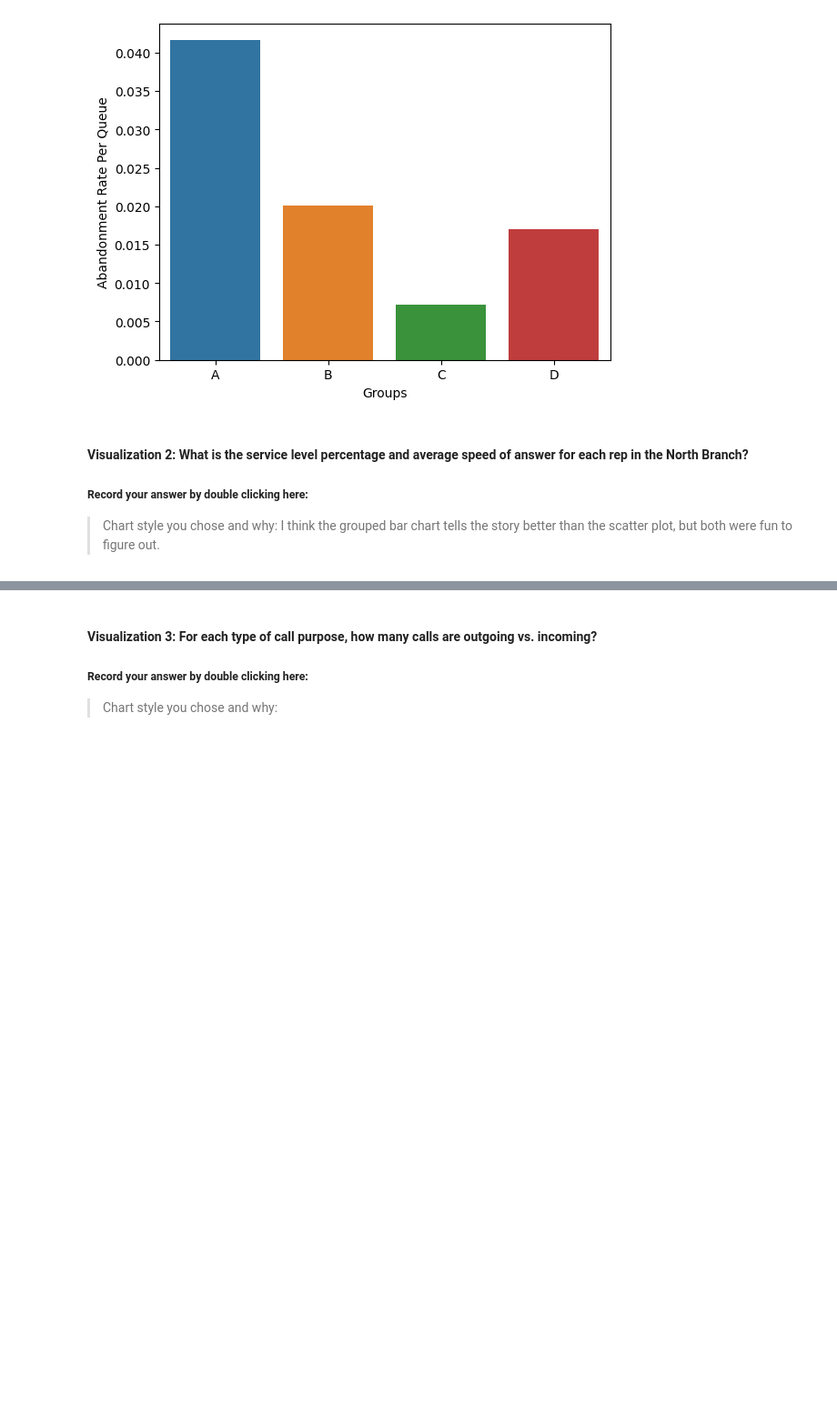
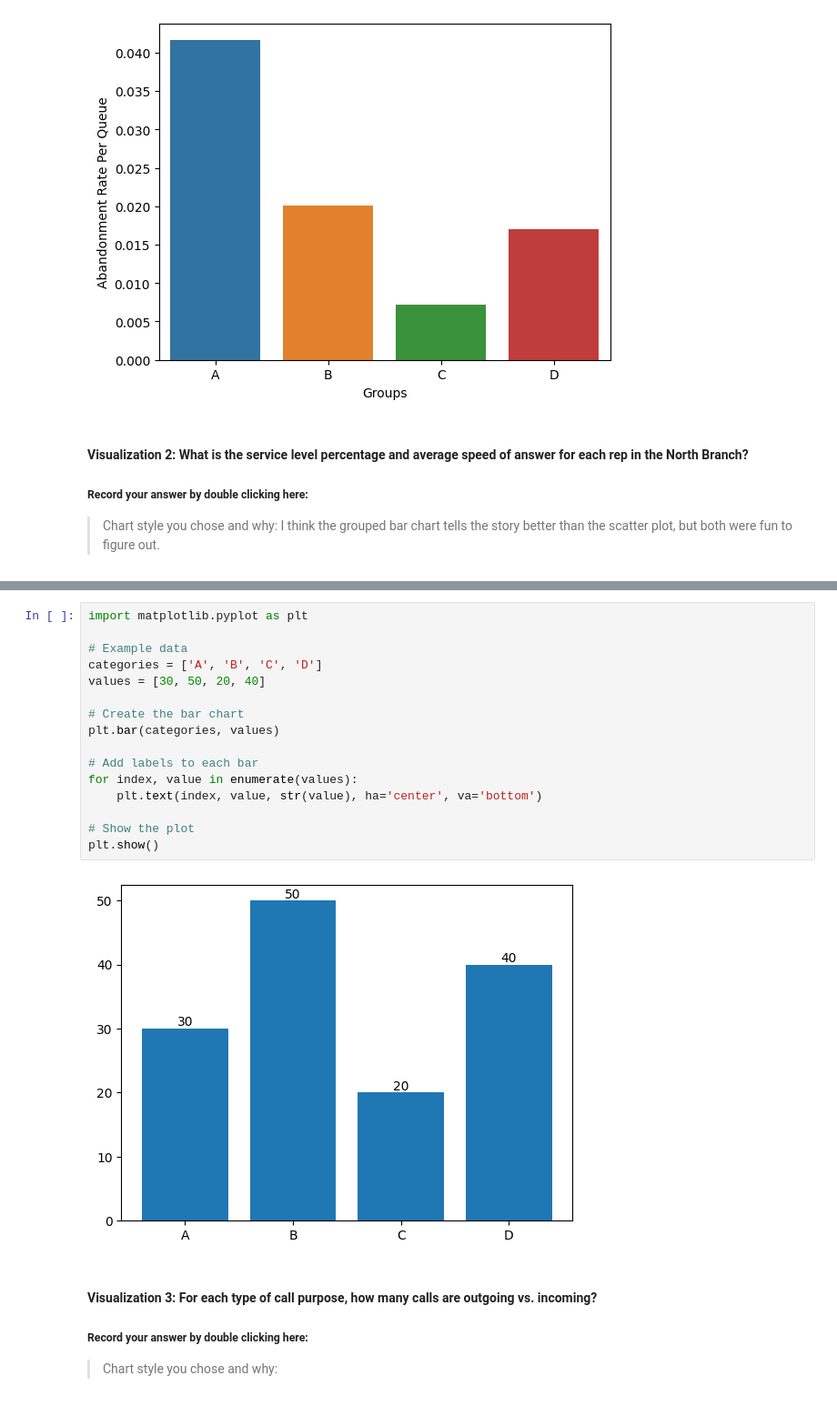
Before and after one commit to e3la/call-center-cleanup-assignment, a Jupyter notebook: Call_Center_Cleanup.ipynb, the cells around one changed output, grey strips where cells are left out. Shown at 91% size. Cells and saved outputs as stored; diff of their text form; blank space fills up the shorter version.

```diff
--- a/Call_Center_Cleanup.ipynb
+++ b/Call_Center_Cleanup.ipynb
@@ -589,3 +609,21 @@ Xander        2        6              33.333333
+# %%
+import matplotlib.pyplot as plt
+
+# Example data
+categories = ['A', 'B', 'C', 'D']
+values = [30, 50, 20, 40]
+
+# Create the bar chart
+plt.bar(categories, values)
+
+# Add labels to each bar
+for index, value in enumerate(values):
+    plt.text(index, value, str(value), ha='center', va='bottom')
+
+# Show the plot
+plt.show()
+# %% [output]
+[figure, added]
 # %% [markdown]
 #### Visualization 3: For each type of call purpose, how many calls are outgoing vs. incoming?
 ##### Record your answer by double clicking here:
```
Also changed, not shown: parts of 3 cells of this notebook.
